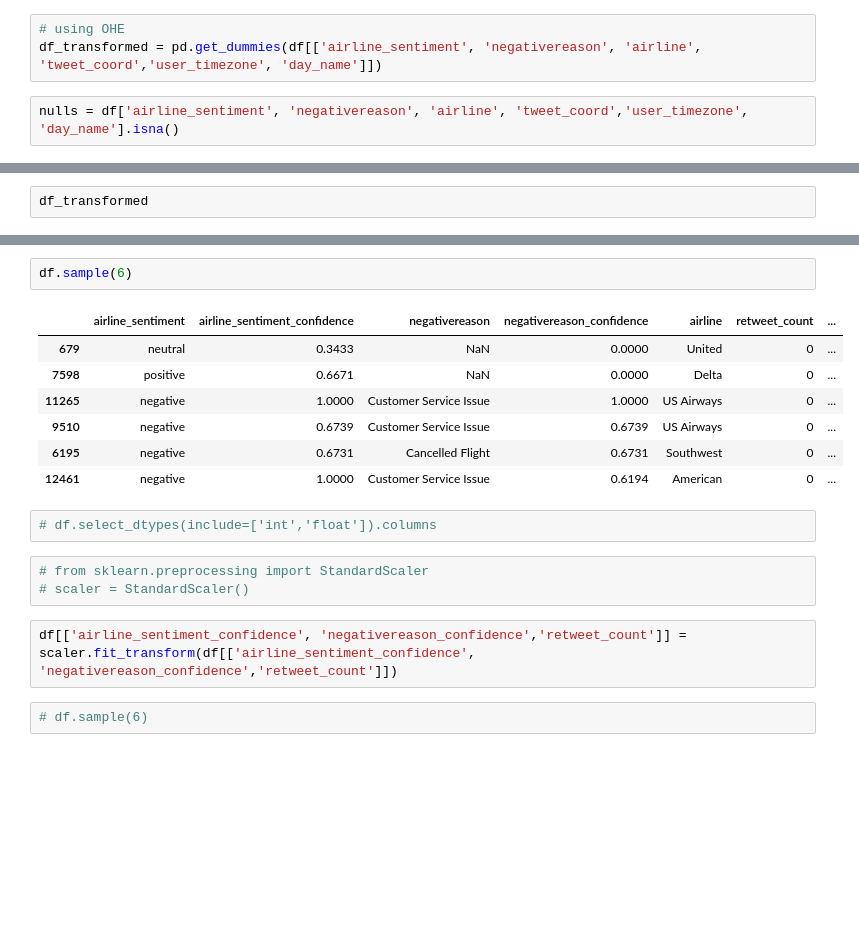
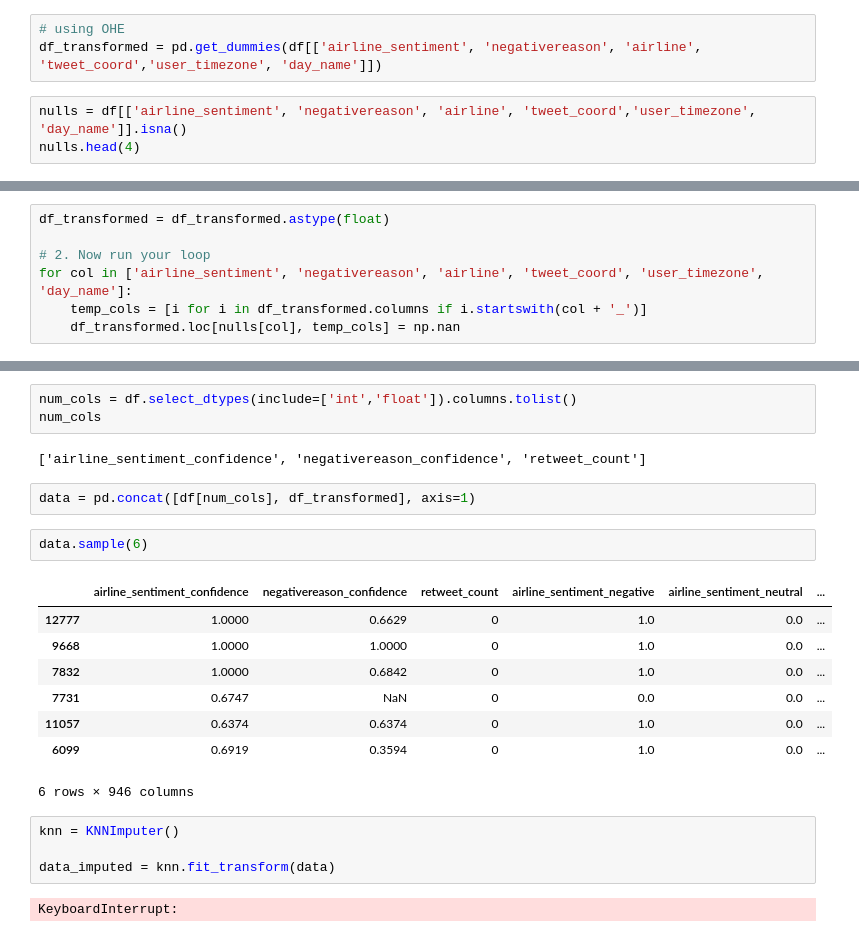
Before and after one commit to pradhans369/Deep_Learning, a Jupyter notebook: 2_3_2.ipynb, the cells around one changed output, grey strips where cells are left out. Drawn from its saved outputs; the diff is of its cells as text; blank space fills up the shorter version.

```diff
--- a/2_3_2.ipynb
+++ b/2_3_2.ipynb
@@ -245,4 +245,5 @@ Index(['airline_sentiment', 'negativereason', 'airline', 'tweet_coord',
 # using OHE
 df_transformed = pd.get_dummies(df[['airline_sentiment', 'negativereason', 'airline', 'tweet_coord','user_timezone', 'day_name']])
 # %%
-nulls = df['airline_sentiment', 'negativereason', 'airline', 'tweet_coord','user_timezone', 'day_name'].isna()
+nulls = df[['airline_sentiment', 'negativereason', 'airline', 'tweet_coord','user_timezone', 'day_name']].isna()
+nulls.head(4)
@@ -249,2 +256,7 @@ nulls = df['airline_sentiment', 'negativereason', 'airline', 'tweet_coord','user
 # %%
-df_transformed
+df_transformed = df_transformed.astype(float)
+
+# 2. Now run your loop
+for col in ['airline_sentiment', 'negativereason', 'airline', 'tweet_coord', 'user_timezone', 'day_name']:
+    temp_cols = [i for i in df_transformed.columns if i.startswith(col + '_')]
+    df_transformed.loc[nulls[col], temp_cols] = np.nan
@@ -279,19 +279,24 @@ Index(['airline_sentiment', 'negativereason', 'airline', 'tweet_coord',
+# %%
+num_cols = df.select_dtypes(include=['int','float']).columns.tolist()
+num_cols
+# %% [output]
+['airline_sentiment_confidence', 'negativereason_confidence', 'retweet_count']
+# %%
+data = pd.concat([df[num_cols], df_transformed], axis=1)
 # %%
-df.sample(6)
+data.sample(6)
 # %% [output]
-|  | airline_sentiment | airline_sentiment_confidence | negativereason | negativereason_confidence | airline | retweet_count | ... |
-| 679 | neutral | 0.3433 | NaN | 0.0000 | United | 0 | ... |
-| 7598 | positive | 0.6671 | NaN | 0.0000 | Delta | 0 | ... |
-| 11265 | negative | 1.0000 | Customer Service Issue | 1.0000 | US Airways | 0 | ... |
-| 9510 | negative | 0.6739 | Customer Service Issue | 0.6739 | US Airways | 0 | ... |
-| 6195 | negative | 0.6731 | Cancelled Flight | 0.6731 | Southwest | 0 | ... |
-| 12461 | negative | 1.0000 | Customer Service Issue | 0.6194 | American | 0 | ... |
+|  | airline_sentiment_confidence | negativereason_confidence | retweet_count | airline_sentiment_negative | airline_sentiment_neutral | ... |
+| 12777 | 1.0000 | 0.6629 | 0 | 1.0 | 0.0 | ... |
+| 9668 | 1.0000 | 1.0000 | 0 | 1.0 | 0.0 | ... |
+| 7832 | 1.0000 | 0.6842 | 0 | 1.0 | 0.0 | ... |
+| 7731 | 0.6747 | NaN | 0 | 0.0 | 0.0 | ... |
+| 11057 | 0.6374 | 0.6374 | 0 | 1.0 | 0.0 | ... |
+| 6099 | 0.6919 | 0.3594 | 0 | 1.0 | 0.0 | ... |
+6 rows × 946 columns
-# %%
-# df.select_dtypes(include=['int','float']).columns
-# %%
-# from sklearn.preprocessing import StandardScaler
-# scaler = StandardScaler()
-# %%
-df[['airline_sentiment_confidence', 'negativereason_confidence','retweet_count']] = scaler.fit_transform(df[['airline_sentiment_confidence', 'negativereason_confidence','retweet_count']])
-# %%
-# df.sample(6)
+# %%
+knn = KNNImputer()
+
+data_imputed = knn.fit_transform(data)
+# %% [output]
+KeyboardInterrupt:
```
Also changed, not shown: parts of 9 cells of this notebook.
